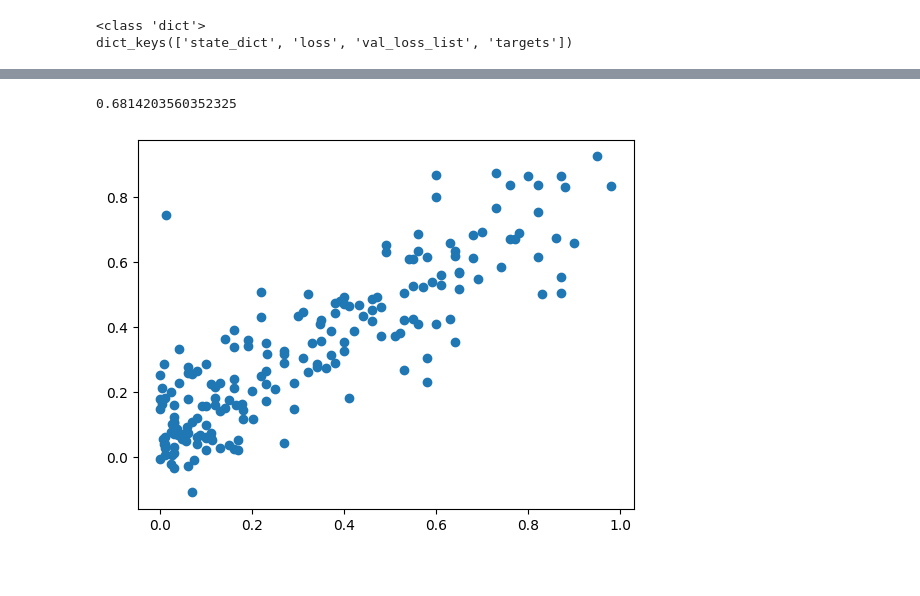
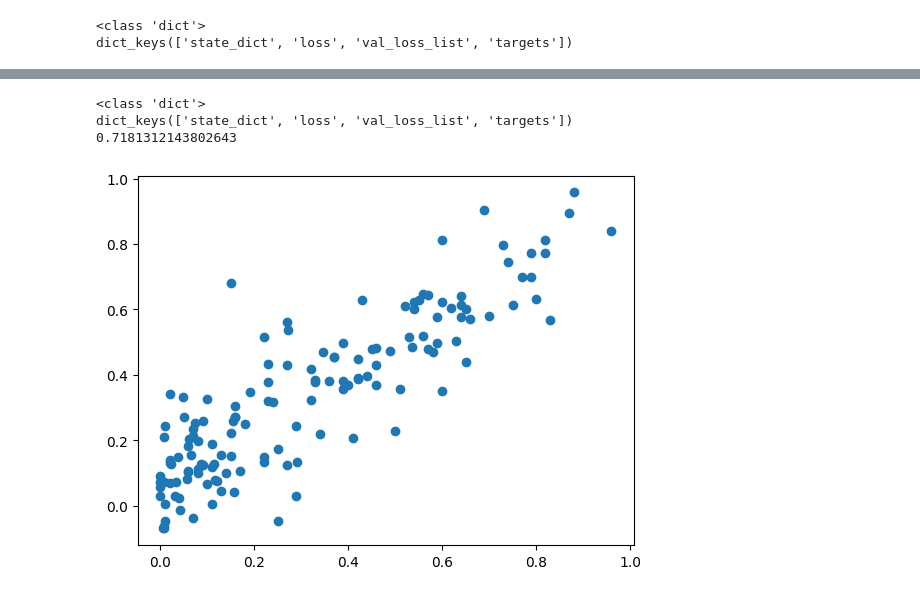
Before and after one commit to howardwang1997/AI4PS, a Jupyter notebook: draw/gnn/correlation.ipynb, the cells around one changed output, grey strips where cells are left out. Cells and saved outputs as stored; diff of their text form; code cells hidden in the pictures.

```diff
--- a/draw/gnn/correlation.ipynb
+++ b/draw/gnn/correlation.ipynb
@@ -58,13 +71,30 @@ plt.show()
 # %%
+# read data, rmo3
+import json
+import torch
+
+# variables
+# seed  = 32 or 52
+ckpt_path = '../../../ai4ps_logs/checkpoints/soqy_5f_rg_rmo3_ens0_seed_52_checkpoint.pt'
+
+data = torch.load(ckpt_path)
+print(type(data))
+print(data.keys())
+
+predictions = list(data['targets']['predictions'].reshape(-1).numpy())
+targets = data['targets']['targets']
+
 from matplotlib import pyplot as plt
 import numpy as np
 
 np_pred = np.array(predictions)
 np_targ = np.array(targets)
 r2 = 1 - np.mean((np_pred - np_targ)**2)/np.var(np_pred)
 print(r2)
 plt.scatter(targets, predictions)
 plt.show()
 # %% [output]
-0.6814203560352325
+<class 'dict'>
+dict_keys(['state_dict', 'loss', 'val_loss_list', 'targets'])
+0.7181312143802643
-[figure, old version]
+[figure, new version]
```
Also changed, not shown: parts of 2 cells of this notebook.
